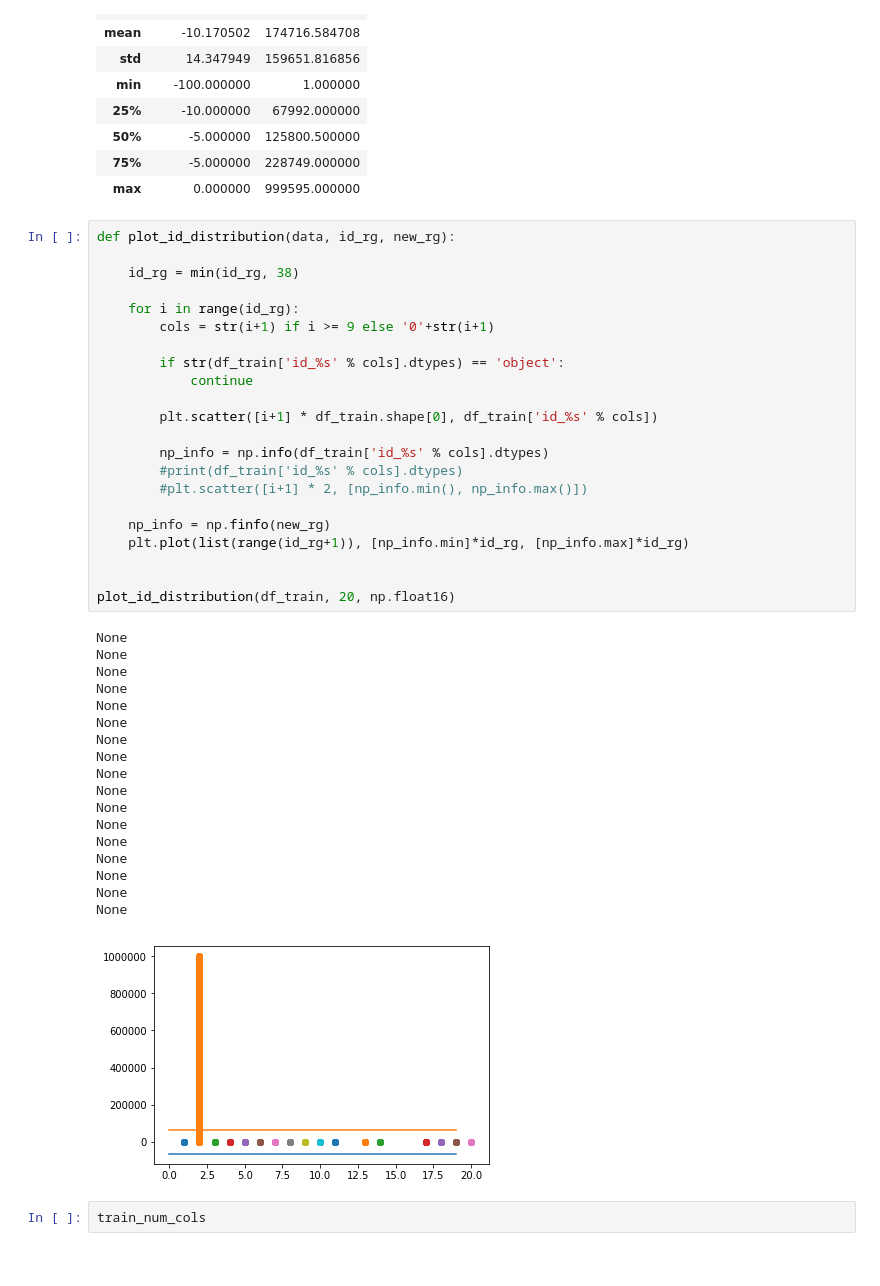
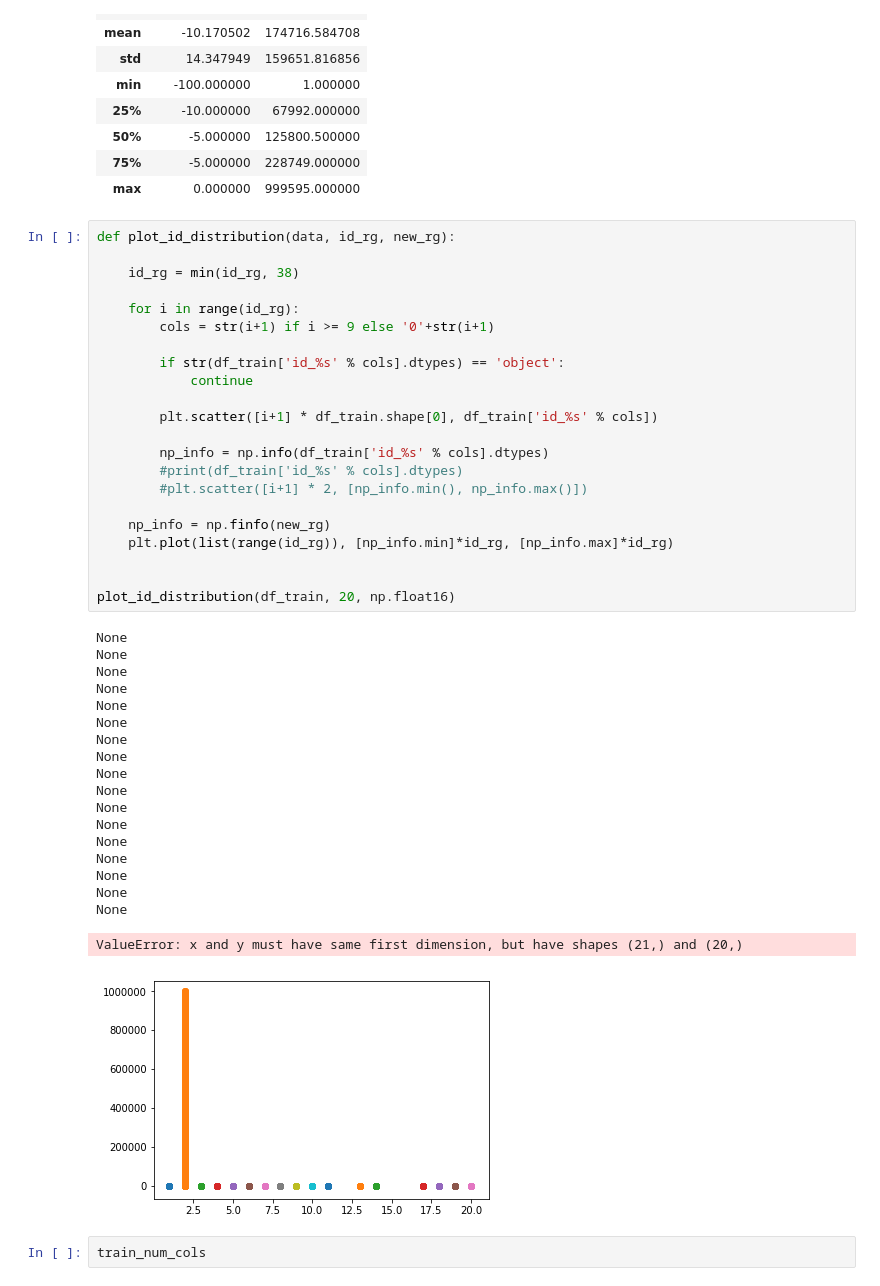
Before and after one commit to Azson/machineLearning, a Jupyter notebook: kaggle/CIS Fraud Detection/CIS Fraud Detection-DA.ipynb, the cells around one changed output. Drawn from its saved outputs; the diff is of its cells as text.

```diff
--- a/kaggle/CIS Fraud Detection/CIS Fraud Detection-DA.ipynb
+++ b/kaggle/CIS Fraud Detection/CIS Fraud Detection-DA.ipynb
@@ -111,35 +110,36 @@ def plot_id_distribution(data, id_rg, new_rg):
             continue
 
         plt.scatter([i+1] * df_train.shape[0], df_train['id_%s' % cols])
 
         np_info = np.info(df_train['id_%s' % cols].dtypes)
         #print(df_train['id_%s' % cols].dtypes)
         #plt.scatter([i+1] * 2, [np_info.min(), np_info.max()])
 
     np_info = np.finfo(new_rg)
-    plt.plot(list(range(id_rg+1)), [np_info.min]*id_rg, [np_info.max]*id_rg)
+    plt.plot(list(range(id_rg)), [np_info.min]*id_rg, [np_info.max]*id_rg)
 
 
 plot_id_distribution(df_train, 20, np.float16)
 # %% [output]
 None
 None
 None
 None
 None
 None
 None
 None
 None
 None
 None
 None
 None
 None
 None
 None
 None
+ValueError: x and y must have same first dimension, but have shapes (21,) and (20,)
-[figure, old version]
+[figure, new version]
 # %%
 train_num_cols
 # %% [output]
```
Also changed, not shown: parts of 17 cells of this notebook, 1 other file.
